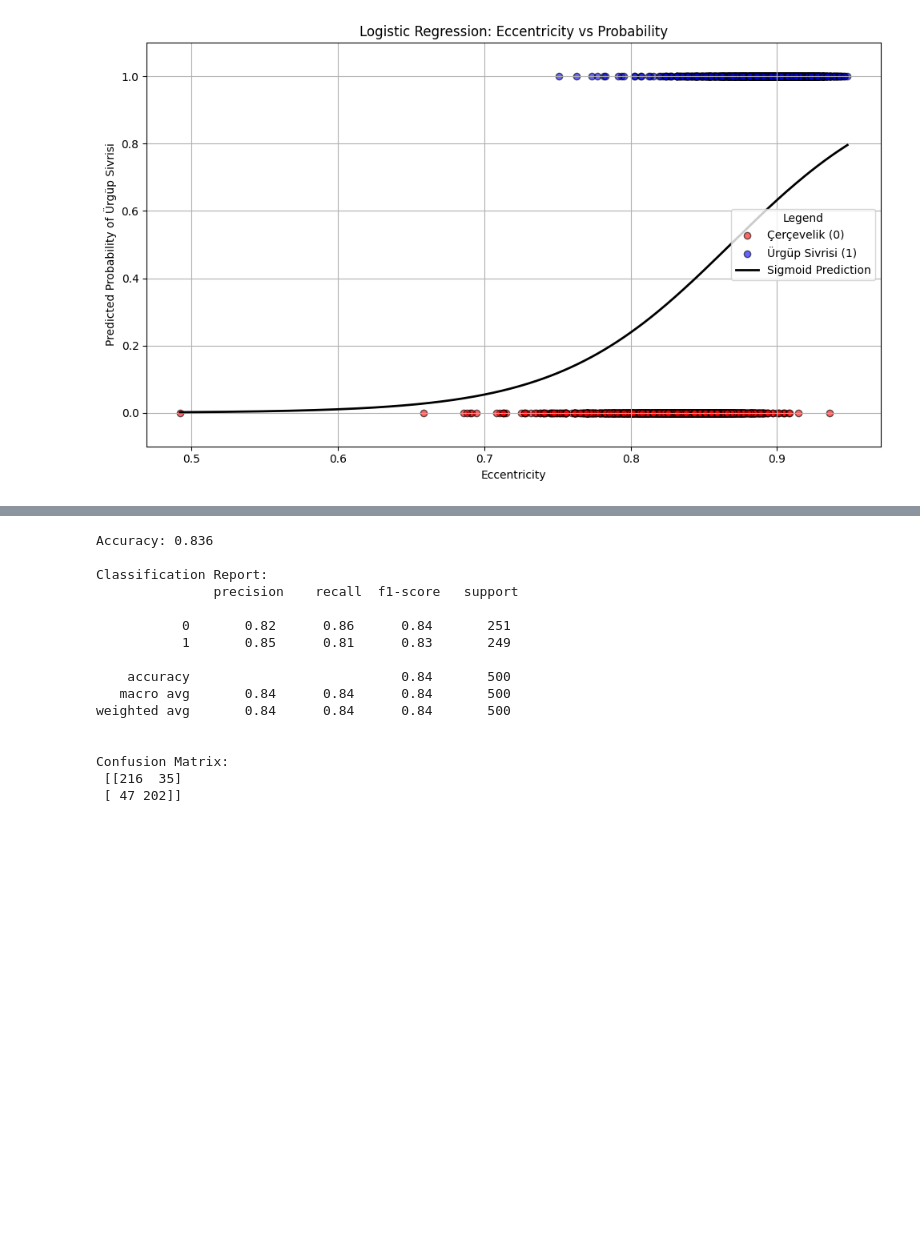
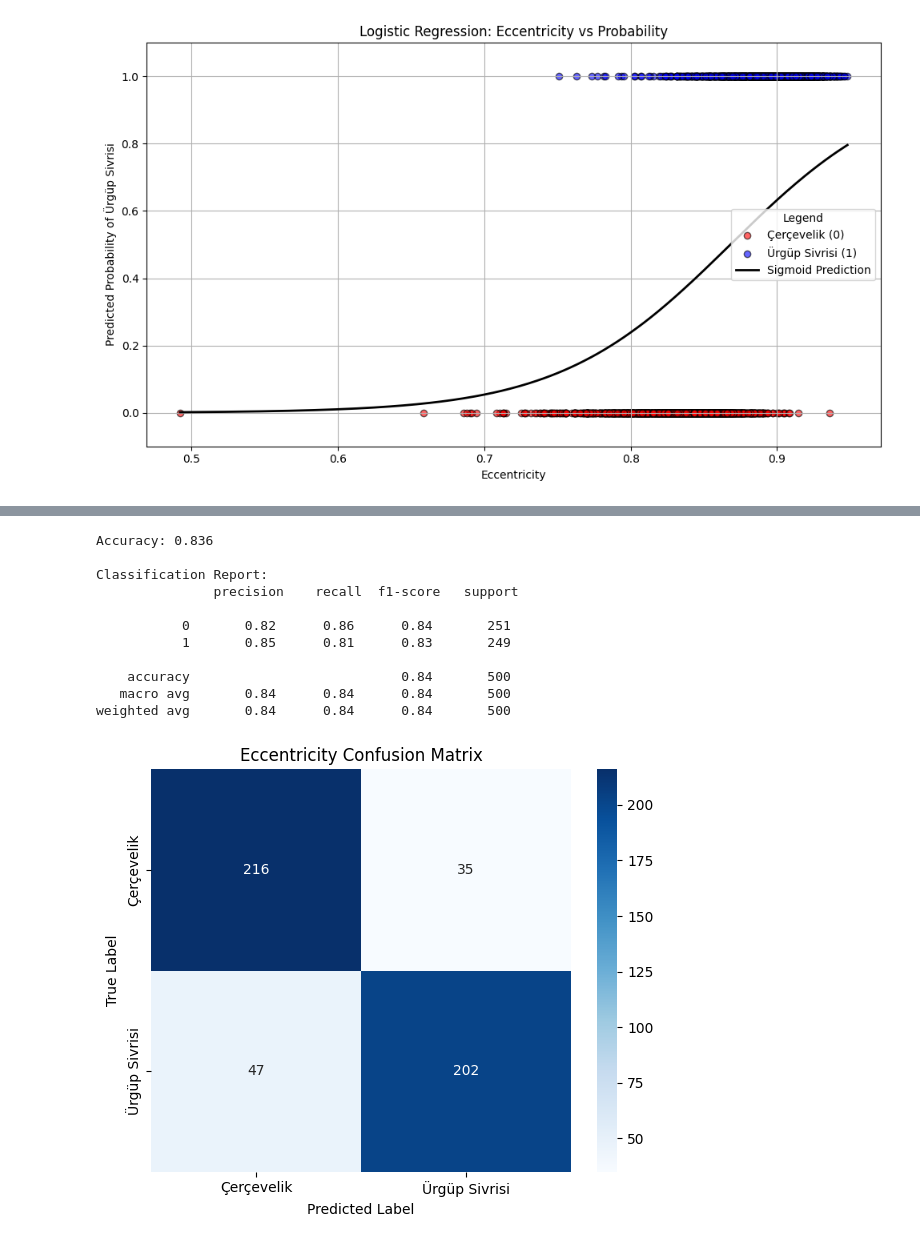
Before and after one commit to tatianagong/Gong-CMOR-438-Spring-2025, a Jupyter notebook: Supervised Learning/3. Logistic Regression/logistic_regression.ipynb, the cells around one changed output, grey strips where cells are left out. Drawn from its saved outputs; the diff is of its cells as text; code cells hidden in the pictures; blank space fills up the shorter version.

```diff
--- a/Supervised Learning/3. Logistic Regression/logistic_regression.ipynb
+++ b/Supervised Learning/3. Logistic Regression/logistic_regression.ipynb
@@ -9,11 +17,11 @@ import seaborn as sns
 import matplotlib.pyplot as plt
 from sklearn.model_selection import train_test_split
 from sklearn.linear_model import LogisticRegression
-from sklearn.preprocessing import LabelEncoder
+from sklearn.preprocessing import LabelEncoder, StandardScaler
 from sklearn.metrics import accuracy_score, confusion_matrix, classification_report
 
 # Load dataset
-df = pd.read_excel('/Users/tatianagong/Downloads/Pumpkin_Seeds_Dataset/Pumpkin_Seeds_Dataset.xlsx')
+df = pd.read_excel('Pumpkin_Seeds_Dataset.xlsx')
 
 # Convert to binary classification problem
 df_binary = df[df['Class'].isin(['Çerçevelik', 'Ürgüp Sivrisi'])].copy()
@@ -85,23 +101,34 @@ plt.show()
 # %%
-# Predict and evaluate
-y_pred = model.predict(X_test)
-print('Accuracy:', accuracy_score(y_test, y_pred))
-print('\nClassification Report:\n', classification_report(y_test, y_pred))
-print('\nConfusion Matrix:\n', confusion_matrix(y_test, y_pred))
+from sklearn.metrics import confusion_matrix, ConfusionMatrixDisplay, classification_report, accuracy_score
+
+# Predict on test data
+y_pred_ecc = model.predict(X_test_ecc)
+
+# Print metrics
+print('Accuracy:', accuracy_score(y_test_ecc, y_pred_ecc))
+print('\nClassification Report:\n', classification_report(y_test_ecc, y_pred_ecc))
+
+# Compute confusion matrix
+cm = confusion_matrix(y_test_ecc, y_pred_ecc)
+
+# Plot confusion matrix heatmap
+plt.figure(figsize=(6, 5))
+sns.heatmap(cm, annot=True, fmt='d', cmap='Blues', xticklabels=le.classes_, yticklabels=le.classes_)
+plt.xlabel('Predicted Label')
+plt.ylabel('True Label')
+plt.title('Eccentricity Confusion Matrix')
+plt.tight_layout()
+plt.show()
 # %% [output]
 Accuracy: 0.836
 
 Classification Report:
                precision    recall  f1-score   support
 
            0       0.82      0.86      0.84       251
            1       0.85      0.81      0.83       249
 
     accuracy                           0.84       500
    macro avg       0.84      0.84      0.84       500
 weighted avg       0.84      0.84      0.84       500
-
-
-Confusion Matrix:
- [[216  35]
- [ 47 202]]
+[figure, added]
```
Also changed, not shown: parts of 16 cells of this notebook, 13 other files.
